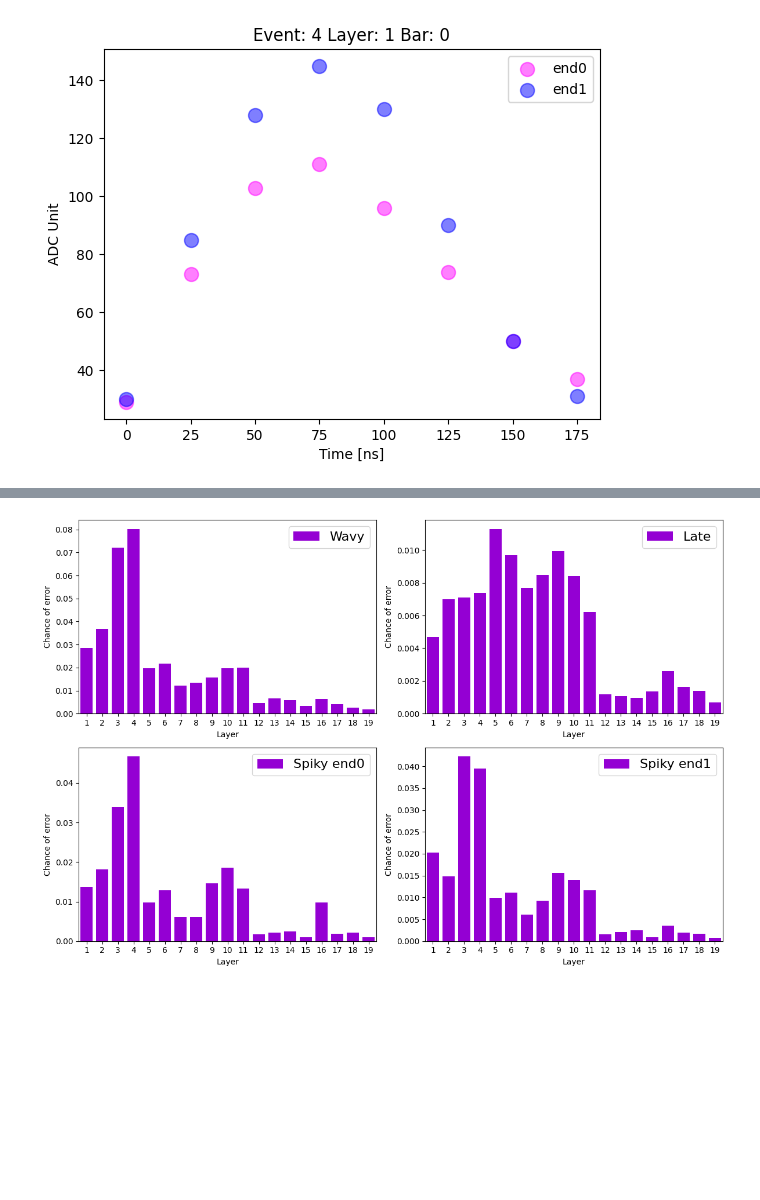
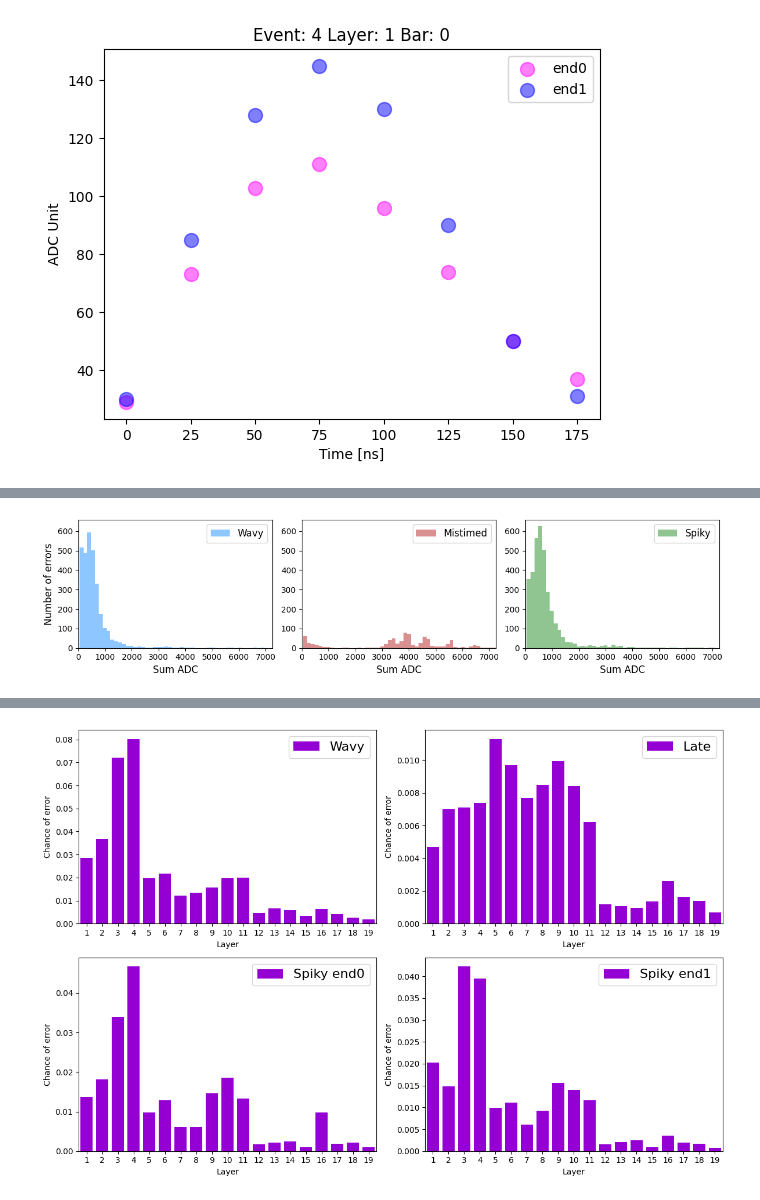
Before and after one commit to gajdangreta/hcalTestBeam, a Jupyter notebook: hcalEnv/notebooks/pulse_analysis.ipynb, the cells around one changed output, grey strips where cells are left out. Saved outputs shown, nothing was run; the diff lists cells and outputs as text; code cells hidden in the pictures; blank space fills up the shorter version.

```diff
--- a/hcalEnv/notebooks/pulse_analysis.ipynb
+++ b/hcalEnv/notebooks/pulse_analysis.ipynb
@@ -212,3 +194,44 @@ spiky_share=s/a
 wavy_share_all=w_all/a_all
 late_share_all=l_all/a_all
 spiky_share_all=s_all/a_all
+# %%
+ymax=np.maximum.reduce([w_all, l_all, s_all], axis=(1,0))*1.05
+# %%
+plt.rcParams["figure.figsize"]=(12,3)
+
+plt.subplot(1,3,1)
+# plt.title("Error: Wavy")
+# plt.hist(hand_bins[:-1],hand_bins,weights= wavy_share, alpha=0.5, color="magenta", label="No TOT")
+plt.hist(hand_bins[:-1],hand_bins,weights= w_all, alpha=0.5, color="dodgerblue", label="Wavy")
+plt.xlabel("Sum ADC", fontsize=12)
+plt.ylabel("Number of errors", fontsize=12)
+plt.ylim(0,ymax)
+plt.xlim(0,hand_bins[-1])
+plt.legend(fontsize=12)
+
+plt.subplot(1,3,2)
+# plt.title("Error: Late")
+# plt.hist(hand_bins[:-1],hand_bins,weights= late_share, alpha=0.5, color="magenta", label="NO TOT")
+plt.hist(hand_bins[:-1],hand_bins,weights= l_all, alpha=0.5, color="firebrick", label="Mistimed")
+plt.xlabel("Sum ADC", fontsize=12)
+#plt.ylabel("Chance of error")
+plt.ylim(0,ymax)
+plt.xlim(0,hand_bins[-1])
+plt.legend(fontsize=12)
+
+plt.subplot(1,3,3)
+# plt.title("Errror: Spiky")
+# plt.hist(hand_bins[:-1],hand_bins,weights= spiky_share, alpha=0.5, color="magenta", label="NO TOT")
+plt.hist(hand_bins[:-1],hand_bins,weights= s_all, alpha=0.5, color="forestgreen", label="Spiky")
+plt.xlabel("Sum ADC", fontsize=12)
+#plt.ylabel("Chance of error")
+plt.ylim(0,ymax)
+plt.xlim(0,hand_bins[-1])
+plt.legend(fontsize=12)
+
+plt.tight_layout()
+
+# plt.savefig(p_folder+"error_energy_spectrum.png", bbox_inches='tight')
+plt.show()
+# %% [output]
+[figure, added]
```
Also changed, not shown: parts of 21 cells of this notebook, 15 other files.
